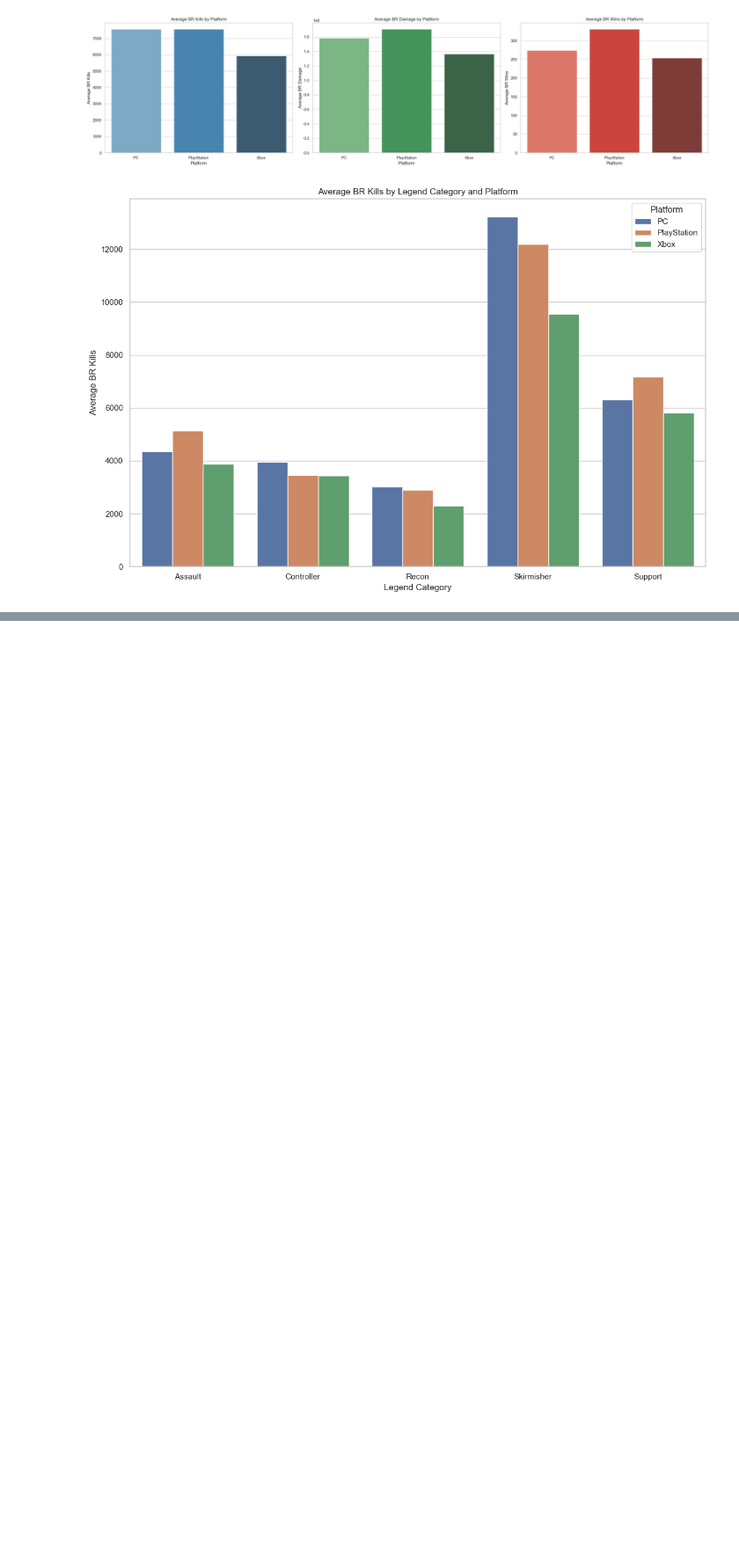
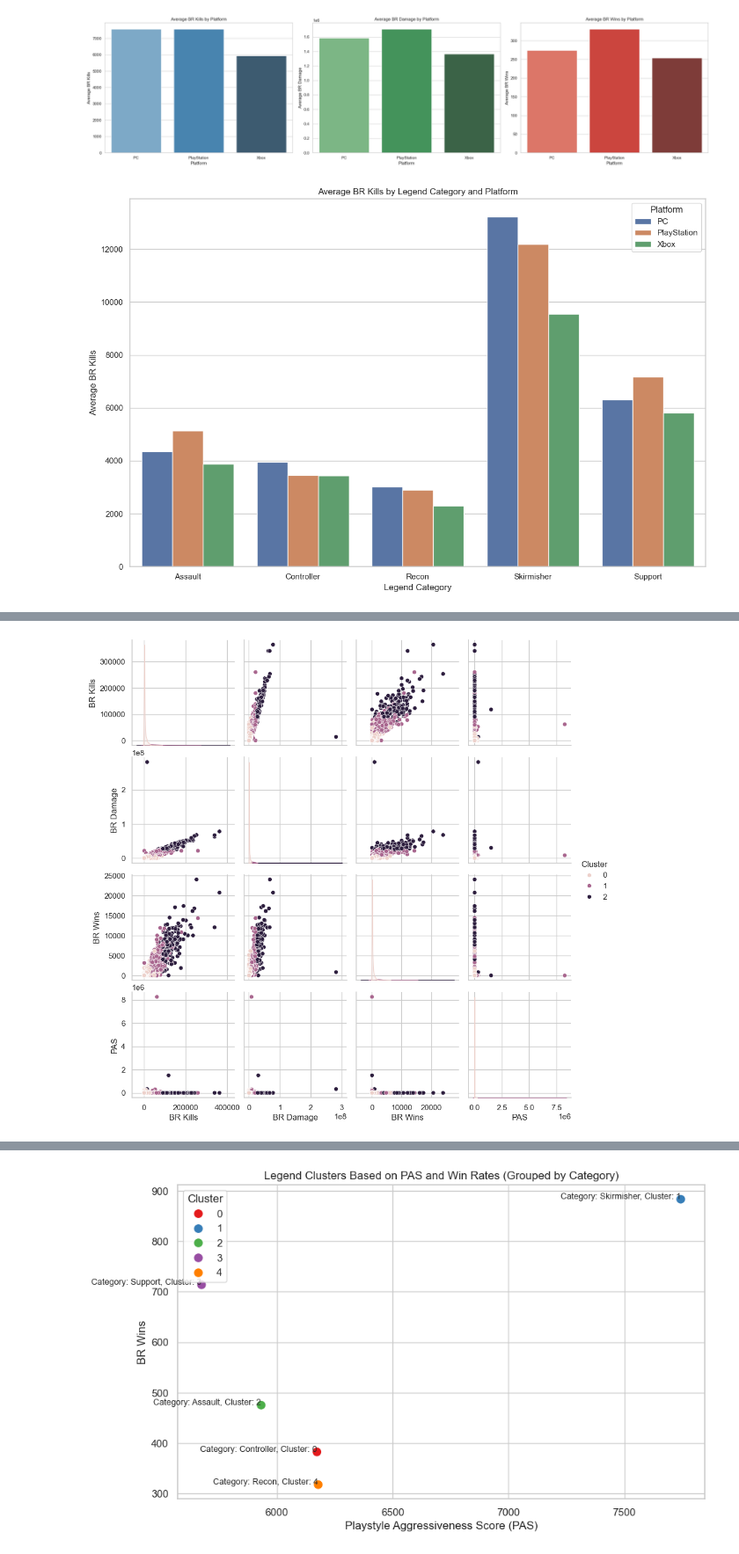
Before and after one commit to AltaafAlly/Apex-Legends-Research, a Jupyter notebook: Data Analysis/Legend_Stats_Analysis.ipynb, the cells around one changed output, grey strips where cells are left out. Shown at 88% size. Cells and saved outputs as stored; diff of their text form; code cells hidden in the pictures; blank space fills up the shorter version.

```diff
--- a/Data Analysis/Legend_Stats_Analysis.ipynb
+++ b/Data Analysis/Legend_Stats_Analysis.ipynb
@@ -247,0 +329,73 @@ Passing `palette` without assigning `hue` is deprecated and will be removed in v
+# %%
+# Import necessary libraries
+import pandas as pd
+import numpy as np
+from sklearn.cluster import KMeans
+import matplotlib.pyplot as plt
+import seaborn as sns
+
+# Assuming your legend_stats dataframe is already loaded
+
+# Step 1: Remove rows where 'BR Wins', 'BR Kills', or 'BR Damage' are zero
+legend_stats_cleaned = legend_stats[(legend_stats['BR Wins'] != 0) &
+                                    (legend_stats['BR Damage'] != 0) &
+                                    (legend_stats['BR Kills'] != 0)]
+
+# Step 2: Recalculate PAS with the cleaned dataset
+legend_stats_cleaned['PAS'] = (legend_stats_cleaned['BR Kills'] / legend_stats_cleaned['BR Wins']) + \
+                              (legend_stats_cleaned['BR Damage'] / legend_stats_cleaned['BR Wins'])
+
+# Display a preview of the cleaned data to ensure zero values are removed and PAS is calculated correctly
+print(legend_stats_cleaned[['legend', 'BR Kills', 'BR Damage', 'BR Wins', 'PAS']].head())
+
+# Step 3: Group by Legend category to get average PAS and Win rates
+legend_performance = legend_stats_cleaned.groupby('legend_category')[['PAS', 'BR Wins', 'BR Kills', 'BR Damage']].mean().reset_index()
+
+# Step 4: Print the average PAS, Kills, Damage, and Win rates per Legend category
+print(legend_performance)
+
+# Step 5: Unsupervised Learning - K-Means Clustering on individual Legend data
+# Prepare data for clustering (excluding Legend names)
+X = legend_stats_cleaned[['BR Kills', 'BR Damage', 'BR Wins', 'PAS']]
+
+# Perform K-Means Clustering (3 clusters for individual player data)
+kmeans = KMeans(n_clusters=3, random_state=42)
+legend_stats_cleaned['Cluster'] = kmeans.fit_predict(X)
+
+# Step 6: Visualize the clustering results using a pairplot for individual data
+sns.pairplot(legend_stats_cleaned, hue='Cluster', vars=['BR Kills', 'BR Damage', 'BR Wins', 'PAS'])
+plt.show()
+
+# Step 7: Clustering based on Grouped Data
+# Prepare data for clustering based on grouped averages (averaged by Legend category)
+X_grouped = legend_performance[['PAS', 'BR Wins', 'BR Kills', 'BR Damage']]
+
+# Perform K-Means Clustering on grouped data (use 5 clusters for the 5 categories)
+kmeans_grouped = KMeans(n_clusters=5, random_state=42)
+legend_performance['Cluster'] = kmeans_grouped.fit_predict(X_grouped)
+
+# Step 8: Print the grouped data with clusters
+print(legend_performance)
+
+# Step 9: Visualize the clusters of PAS, Wins, Kills, and Damage for grouped data
+plt.figure(figsize=(10, 6))
+
+# Scatter plot with clusters
+scatter = sns.scatterplot(data=legend_performance, x='PAS', y='BR Wins', hue='Cluster', palette='Set1', s=100)
+
+# Add labels for each data point (legend category and cluster)
+for i in range(len(legend_performance)):
+    plt.text(legend_performance['PAS'].iloc[i],
+             legend_performance['BR Wins'].iloc[i],
+             f"Category: {legend_performance['legend_category'].iloc[i]}, Cluster: {legend_performance['Cluster'].iloc[i]}",
+             fontsize=9,
+             ha='right')  # Adjust 'ha' for horizontal alignment if needed
+
+# Customize plot
+plt.title('Legend Clusters Based on PAS and Win Rates (Grouped by Category)')
+plt.xlabel('Playstyle Aggressiveness Score (PAS)')
+plt.ylabel('BR Wins')
+
+# Show the plot
+plt.show()
+# %% [output]
@@ -247,0 +424 @@ Passing `palette` without assigning `hue` is deprecated and will be removed in v
+[figure, added]
@@ -247,0 +438 @@ Passing `palette` without assigning `hue` is deprecated and will be removed in v
+[figure, added]
```
Also changed, not shown: parts of 16 cells of this notebook, 20 other files.
